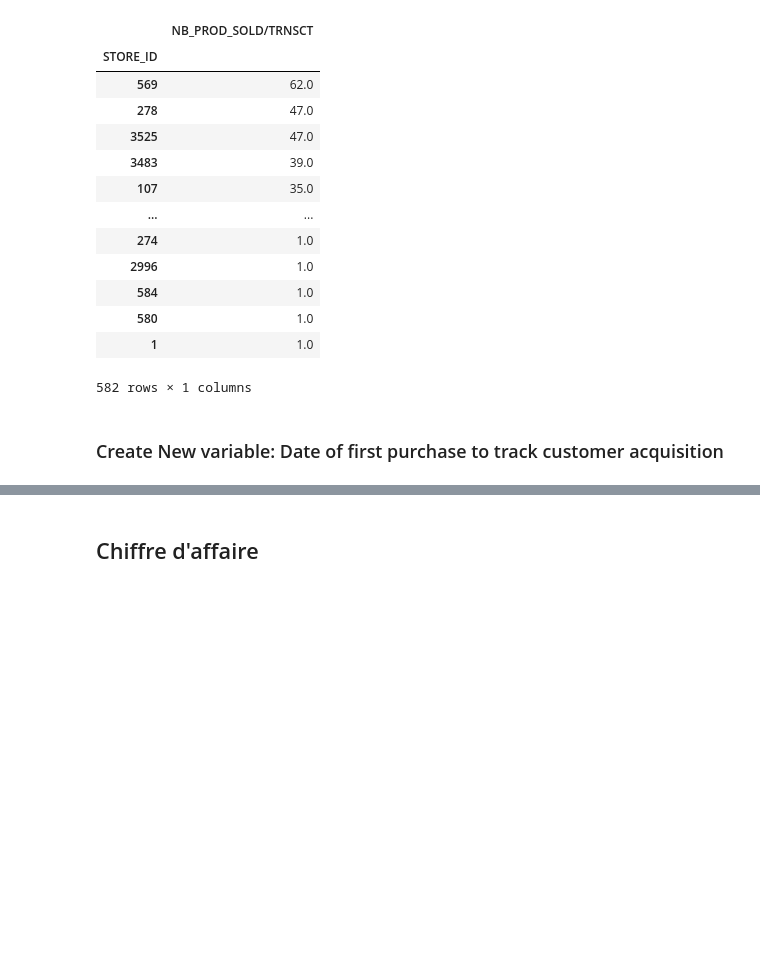
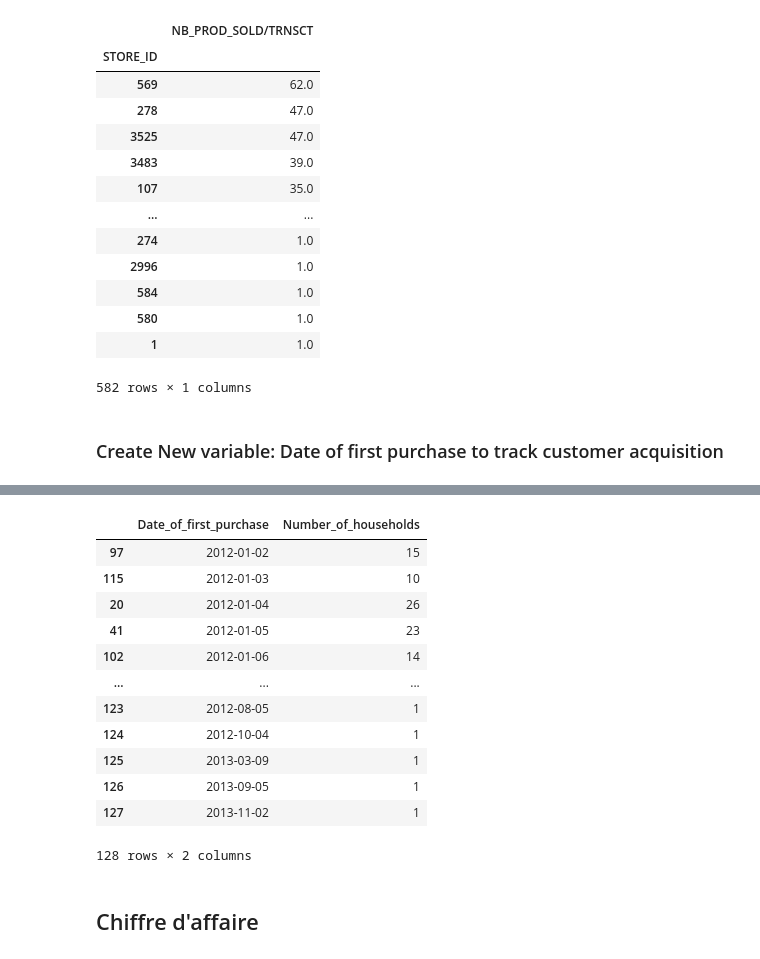
Before and after one commit to Medkallel/Dunhumby-The-complete-Journey-Dashboard, a Jupyter notebook: Src/Data_Exploration-Preprocessing.ipynb, the cells around one changed output, grey strips where cells are left out. Drawn from its saved outputs; the diff is of its cells as text; code cells hidden in the pictures; blank space fills up the shorter version.

```diff
--- a/Src/Data_Exploration-Preprocessing.ipynb
+++ b/Src/Data_Exploration-Preprocessing.ipynb
@@ -829,10 +844,25 @@ customer_first_date
 # %%
 df_customer_acquisition = (
     customer_first_date.value_counts()
     .reset_index()
-    .rename(columns={"DATE": "Date_of_first_purchase", "count": "Number_of_households"})
+    .rename(columns={"TRANS_DATE": "Date_of_first_purchase", "count": "Number_of_households"})
     .sort_values("Date_of_first_purchase")
 )
+df_customer_acquisition
+# %% [output]
+|  | Date_of_first_purchase | Number_of_households |
+| 97 | 2012-01-02 | 15 |
+| 115 | 2012-01-03 | 10 |
+| 20 | 2012-01-04 | 26 |
+| 41 | 2012-01-05 | 23 |
+| 102 | 2012-01-06 | 14 |
+| ... | ... | ... |
+| 123 | 2012-08-05 | 1 |
+| 124 | 2012-10-04 | 1 |
+| 125 | 2013-03-09 | 1 |
+| 126 | 2013-09-05 | 1 |
+| 127 | 2013-11-02 | 1 |
+128 rows × 2 columns
 # %% [markdown]
 ## Chiffre d'affaire
 # %%
```
Also changed, not shown: parts of 10 cells of this notebook, 9 other files.
